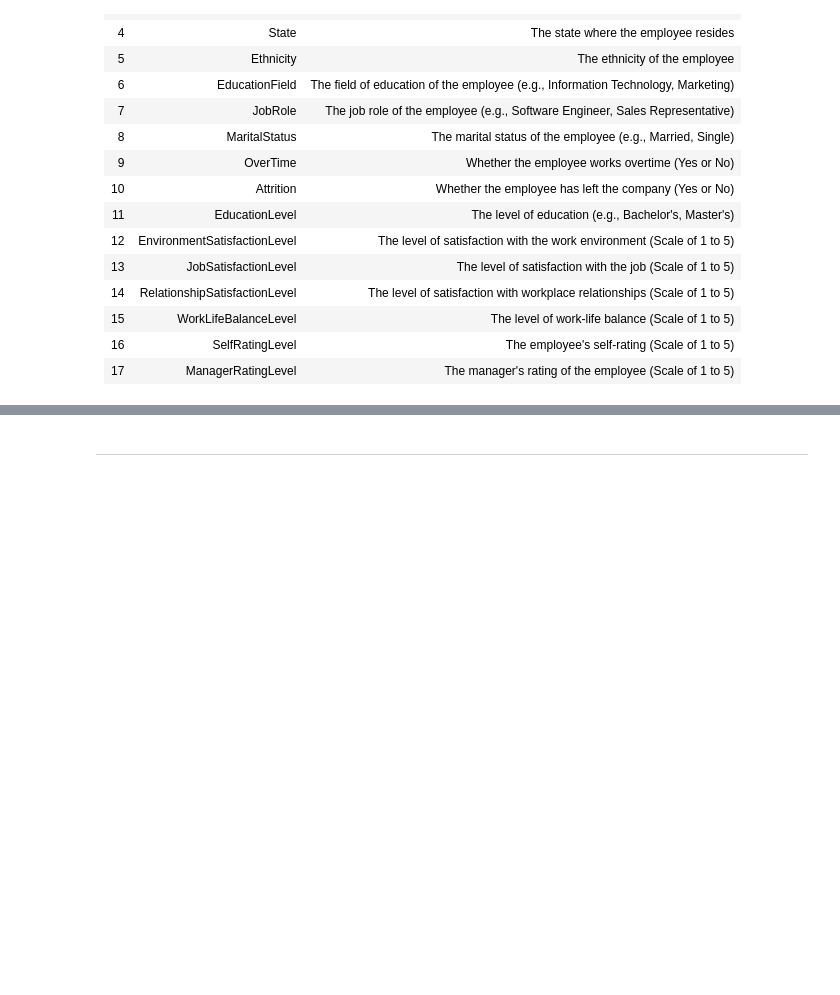
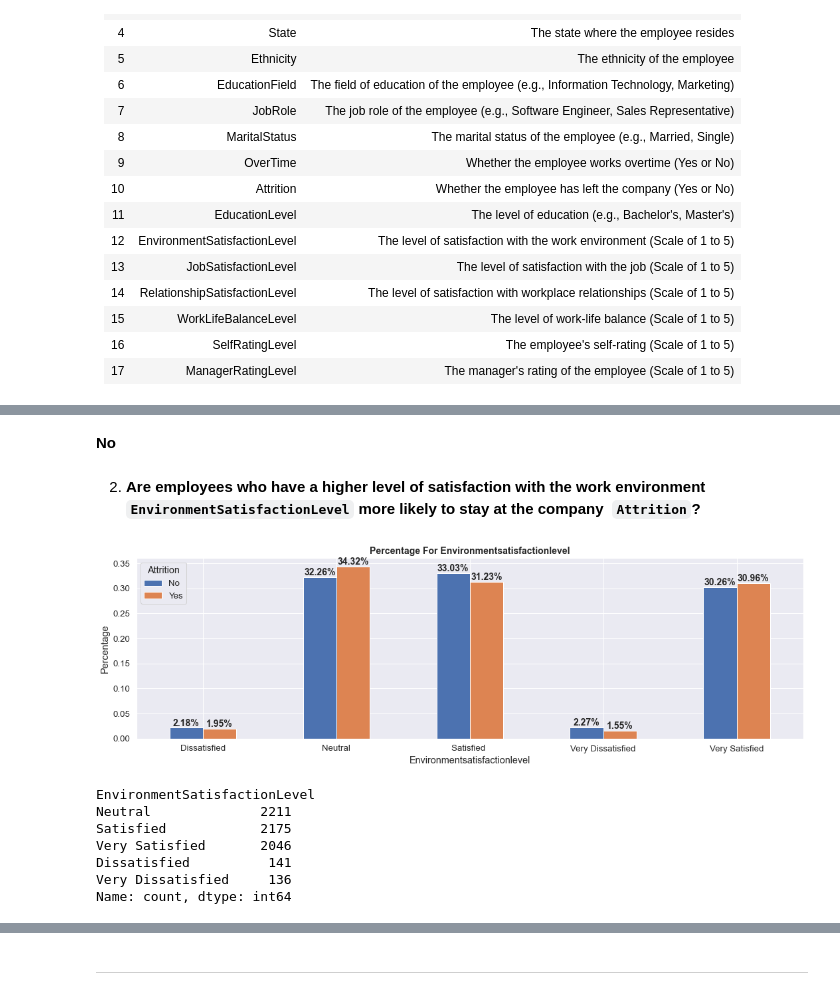
Before and after one commit to 1145267383/HR_Project, a Jupyter notebook: 02-DEA_Questions/01-Python_DEA.ipynb, the cells around one changed output, grey strips where cells are left out. Cells and saved outputs as stored; diff of their text form; code cells hidden in the pictures; blank space fills up the shorter version.

```diff
--- a/02-DEA_Questions/01-Python_DEA.ipynb
+++ b/02-DEA_Questions/01-Python_DEA.ipynb
@@ -286,0 +376,17 @@ ____________________________
+# %% [markdown]
+**No**
+# %% [markdown]
+2. **Are employees who have a higher level of satisfaction with the work environment `EnvironmentSatisfactionLevel` more likely to stay at the company  `Attrition`?**
+# %%
+plt.subplots(figsize=[18,5])
+myBarPercent(df_employees, 'EnvironmentSatisfactionLevel', 'Attrition', 1, 1, 1)
+df_employees["EnvironmentSatisfactionLevel"].value_counts()
+# %% [output]
+[figure, added]
+EnvironmentSatisfactionLevel
+Neutral              2211
+Satisfied            2175
+Very Satisfied       2046
+Dissatisfied          141
+Very Dissatisfied     136
+Name: count, dtype: int64
```
Also changed, not shown: parts of 35 cells of this notebook.
